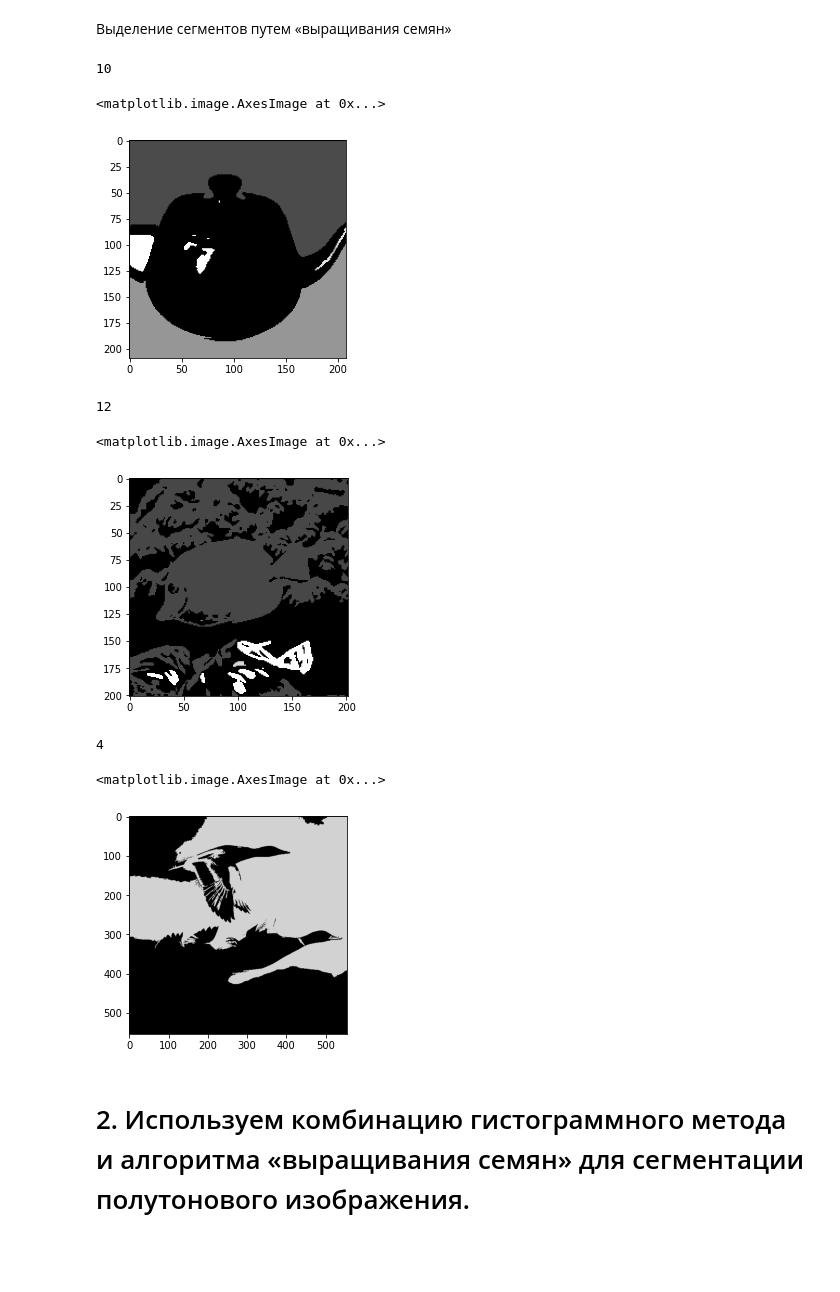
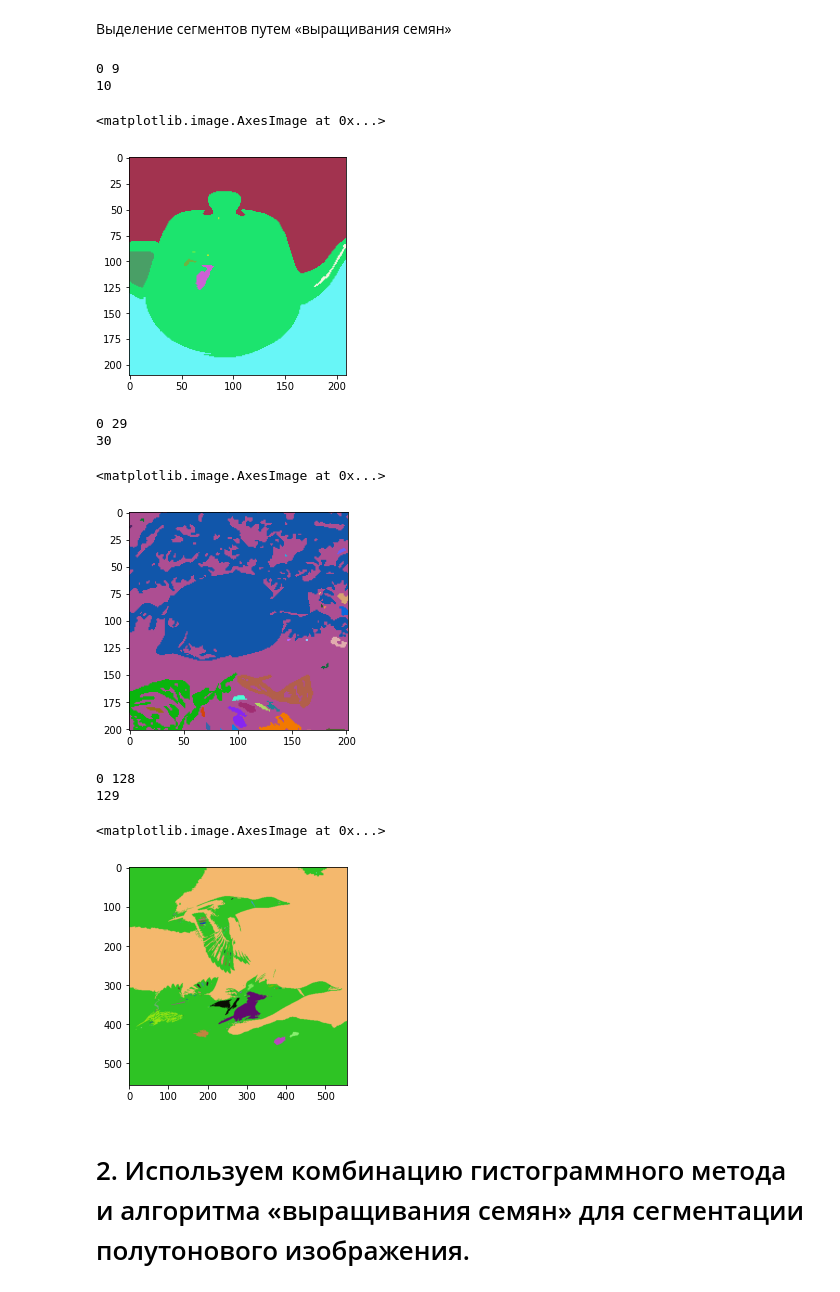
Before and after one commit to djhsgfjk/computer_vision, a Jupyter notebook: Lab2_Сравнение_алгоритмов_сегментации_изображений.ipynb, the cells around one changed output. Cells and saved outputs as stored; diff of their text form; code cells hidden in the pictures; blank space fills up the shorter version.

```diff
--- a/Lab2_Сравнение_алгоритмов_сегментации_изображений.ipynb
+++ b/Lab2_Сравнение_алгоритмов_сегментации_изображений.ipynb
@@ -286,5 +285,5 @@ imshow(cleanImage2, cmap='gray', vmin=0, vmax=255)
 # %%
-cleanImage3 = solt_and_pepper_filtering(binaryImage3)
+cleanImage3 = solt_and_pepper_filtering(binaryImage3, 10)
 figure()
 imshow(cleanImage3, cmap='gray', vmin=0, vmax=255)
 # %% [output]
@@ -395,27 +421,33 @@ def region_growing(image, x0, y0, sigma):
 # %%
-segmentedImage1 = region_growing(cleanImage1, 120, 150, 1)
+segmentedImage1, n = region_growing(cleanImage1, 120, 150, 1)
+print(n)
 figure()
-imshow(segmentedImage1, cmap='gray', vmin=0, vmax=255)
+imshow(segmentedImage1, vmin=0, vmax=255)
 # %% [output]
+0 9
 10
 <matplotlib.image.AxesImage at 0x...>
-[figure, old version]
+[figure, new version]
 # %%
-segmentedImage2 = region_growing(cleanImage2, 150, 75, 1)
+segmentedImage2, n = region_growing(cleanImage2, 150, 75, 1)
+print(n)
 figure()
-imshow(segmentedImage2, cmap='gray', vmin=0, vmax=255)
+imshow(segmentedImage2, vmin=0, vmax=255)
 # %% [output]
-12
+0 29
+30
 <matplotlib.image.AxesImage at 0x...>
-[figure, old version]
+[figure, new version]
 # %%
-segmentedImage3 = region_growing(cleanImage3, 100, 100, 1)
+segmentedImage3, n = region_growing(cleanImage3, 100, 100, 1)
+print(n)
 figure()
-imshow(segmentedImage3, cmap='gray', vmin=0, vmax=255)
+imshow(segmentedImage3, vmin=0, vmax=255)
 # %% [output]
-4
+0 128
+129
 <matplotlib.image.AxesImage at 0x...>
-[figure, old version]
+[figure, new version]
 # %% [markdown]
 # 2.	Используем комбинацию гистограммного метода и алгоритма «выращивания семян» для сегментации полутонового изображения.
 # %% [markdown]
```
Also changed, not shown: parts of 17 cells of this notebook.
